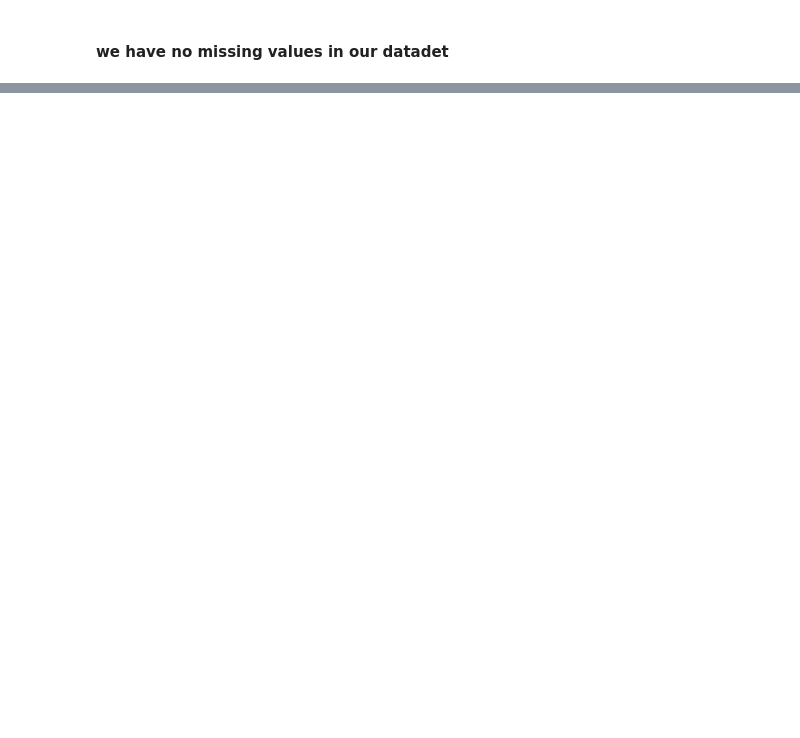
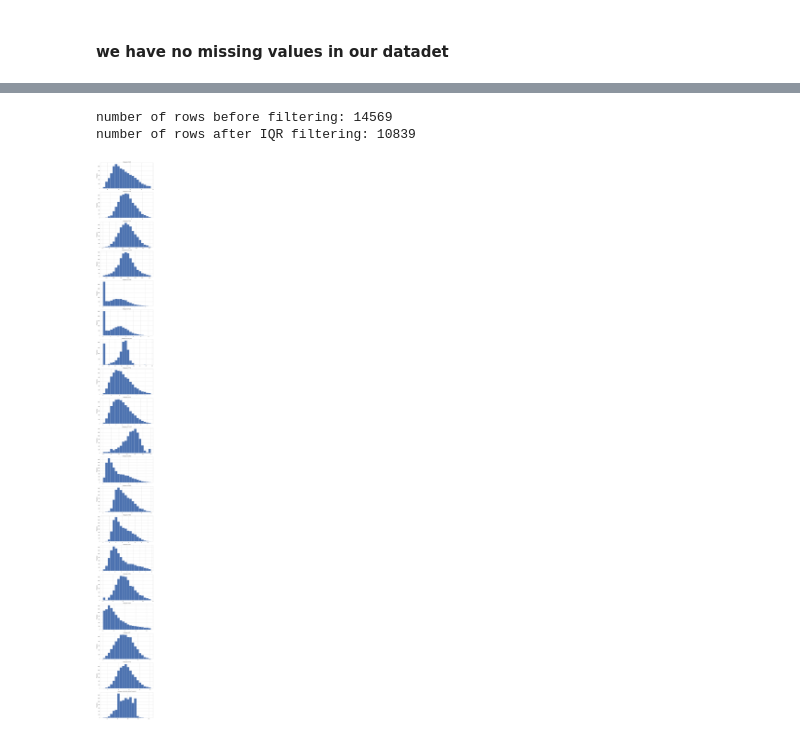
Before and after one commit to AloniBoni/BallIn, a Jupyter notebook: classifier/ballin-eda.ipynb, the cells around one changed output, grey strips where cells are left out. Cells and saved outputs as stored; diff of their text form; code cells hidden in the pictures; blank space fills up the shorter version.

```diff
--- a/classifier/ballin-eda.ipynb
+++ b/classifier/ballin-eda.ipynb
@@ -364,12 +324,0 @@ Index(['slug', 'name', 'positions', 'age', 'team', 'games_played',
-# %%
-nba_player_stats = nba_player_stats.loc[:, ~nba_player_stats.columns.duplicated()]
-
-merged_df = pd.merge(
-    how='inner',
-    left=nba_player_stats,
-    right=nba_advance_player_stats,
-    left_on=['PLAYER_NAME', 'Season'],
-    right_on=['name', 'Season']
-)
-
-display(merged_df.head())
@@ -387,0 +329,11 @@ numerical_df = merged_df.select_dtypes(include = 'number')
+# %%
+nba_player_stats['player'] = nba_player_stats['PLAYER_NAME'] + ' ' + nba_player_stats['Season']
+stats_cols = ['FGM', 'FGA', 'FG3M', 'FG3A', 'FTM', 'FTA',
+            'OREB', 'DREB', 'REB', 'AST', 'STL', 'BLK', 'PTS', 'MIN']
+
+pure_player_stats = nba_player_stats.copy()
+
+multiplier = 36 / nba_player_stats['MIN']
+
+nba_player_stats.loc[:, stats_cols] = nba_player_stats.loc[:, stats_cols].multiply(multiplier, axis=0)
+nba_player_stats.drop(['MIN', 'PLAYER_NAME', 'Season'], axis = 1, inplace=True)
@@ -388,14 +345,40 @@ numerical_df = merged_df.select_dtypes(include = 'number')
+# %%
+numeric_cols = nba_player_stats.select_dtypes(include=['number']).columns
+
+Q1 = nba_player_stats[numeric_cols].quantile(0.25)
+Q3 = nba_player_stats[numeric_cols].quantile(0.75)
+
+IQR = Q3 - Q1
+
+lower_bound = Q1 - 1.5 * IQR
+upper_bound = Q3 + 1.5 * IQR
+
+mask = ((nba_player_stats[numeric_cols] >= lower_bound) & (nba_player_stats[numeric_cols] <= upper_bound)).all(axis=1)
+
+stats_filtered = nba_player_stats[mask]
+
+print(f"number of rows before filtering: {nba_player_stats.shape[0]}")
+print(f"number of rows after IQR filtering: {stats_filtered.shape[0]}")
+
+nba_player_stats = nba_player_stats[mask]
+# %% [output]
+number of rows before filtering: 14569
+number of rows after IQR filtering: 10839
 # %%
 import seaborn as sns
 import matplotlib.pyplot as plt
+
+numerical_df = nba_player_stats.select_dtypes(include=['number'])
 
 sns.set_theme(style="whitegrid")
 fig, axes = plt.subplots(nrows=numerical_df.shape[1], ncols=1, figsize=(10, 5 * numerical_df.shape[1]), sharex=False)
 
 for i, col in enumerate(numerical_df.columns):
     numerical_df[col].plot(kind='hist', ax=axes[i], bins=20)
     axes[i].set_title(f'Histogram of {col}')
     axes[i].set_ylabel('Frequency')
 
 plt.tight_layout()
 plt.show()
+# %% [output]
+[figure, added]
```
Also changed, not shown: parts of 19 cells of this notebook, 1 other file.
